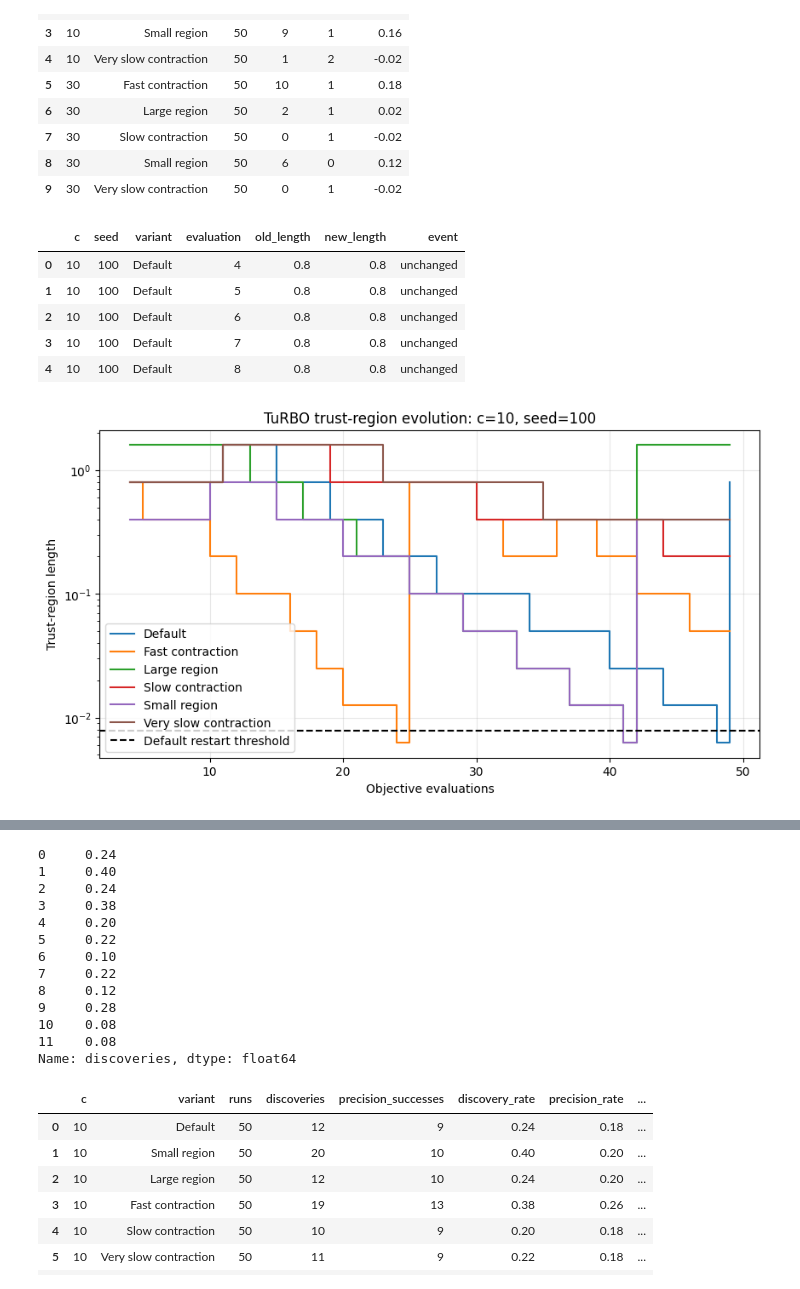
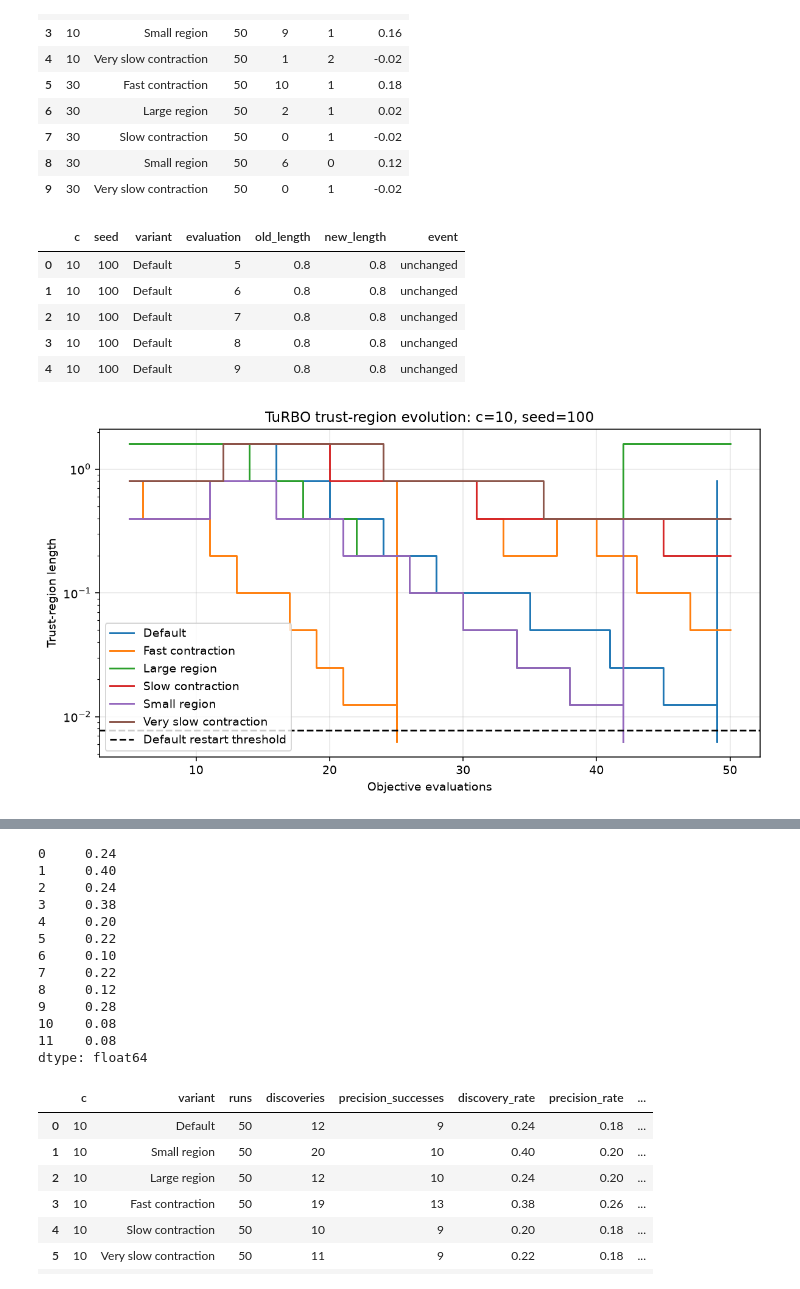
Before and after one commit to bbny27/DSA4212-G1, a Jupyter notebook: code/Experiment_2C.ipynb, the cells around one changed output, grey strips where cells are left out. Cells and saved outputs as stored; diff of their text form; code cells hidden in the pictures.

```diff
--- a/code/Experiment_2C.ipynb
+++ b/code/Experiment_2C.ipynb
@@ -86,7 +77,6 @@ VARIANTS = {
 # %% [markdown]
 ## Implement loggable TuRBO
 # %%
-from typing import override
 from turbo import Turbo1
 
 
@@ -98,7 +88,6 @@ class LoggedTurbo1(Turbo1):
         self.restart_count = 0
         super().__init__(*args, **kwargs)
 
-    @override
     def _restart(self):
         # Do not count the initial setup as a restart
         if self.n_evals > 0:
@@ -122,14 +111,13 @@ class LoggedTurbo1(Turbo1):
 
         return result
 
-    @override
     def _adjust_length(self, fX_next):
         old_length = self.length
 
         super()._adjust_length(fX_next)
 
         self.tr_history.append({
-            "evaluation": int(self.n_evals),
+            "evaluation": int(self.n_evals + len(fX_next)),
             "old_length": float(old_length),
             "new_length": float(self.length),
             "event": "update",
@@ -139,7 +127,6 @@ class LoggedTurbo1(Turbo1):
 # %%
 def run_turbo1(objective, bounds, budget, seed, params):
     import torch
-    from turbo import Turbo1
 
     bounds = np.asarray(bounds)
     recorder = EvaluationResults(objective, budget)
@@ -174,4 +161,5 @@ def run_turbo1(objective, bounds, budget, seed, params):
         restart_events=optimiser.restart_events,
         restart_count=optimiser.restart_count,
         trust_region_history=optimiser.tr_history,
+        trust_region_history_version=2,
     )
@@ -426,23 +341,5 @@ for c in PENALTIES:
 # %%
-import json
-import numpy as np
-import pandas as pd
-import matplotlib.pyplot as plt
-
-from pathlib import Path
-from scipy.stats import binomtest
-
-RESULTS_PATH = Path("results/experiment2c_sweep.jsonl")
-
-def load_results(path):
-    with open(path, "r", encoding="utf-8") as f:
-        return [
-            json.loads(line)
-            for line in f
-            if line.strip()
-        ]
-
-runs = load_results(RESULTS_PATH)
-
-print(f"Loaded {len(runs)} runs")
+RESULTS_PATH = OUTPUT_PATH
+runs = [record for record in load_results(RESULTS_PATH) if current_run(record)]
+print(f"Loaded {len(runs)} unique trials")
 # %% [output]
@@ -623,7 +525,8 @@ def build_tr_history(runs):
     rows = []
 
     for run in runs:
-        events = run["diagnostics"].get(
+        diagnostics = run.get("diagnostics", {})
+        events = diagnostics.get(
             "trust_region_history", []
         )
 
@@ -647,13 +550,18 @@ def build_tr_history(runs):
                 "c": run["c"],
                 "seed": run["seed"],
                 "variant": run["variant"],
-                "evaluation": event["evaluation"],
+                # Legacy update events were logged before TuRBO advanced n_evals.
+                # Restart timestamps already count completed evaluations.
+                "evaluation": event["evaluation"] + (
+                    1 if diagnostics.get("trust_region_history_version", 1) < 2
+                    and event.get("event") == "update" else 0
+                ),
                 "old_length": old,
                 "new_length": new,
                 "event": event_type,
             })
 
-    return pd.DataFrame(rows)
+    return pd.DataFrame(rows, columns=["c", "seed", "variant", "evaluation", "old_length", "new_length", "event"])
 
 
 tr_history = build_tr_history(runs)
@@ -661,11 +569,11 @@ tr_history = build_tr_history(runs)
 display(tr_history.head())
 # %% [output]
 |  | c | seed | variant | evaluation | old_length | new_length | event |
-| 0 | 10 | 100 | Default | 4 | 0.8 | 0.8 | unchanged |
-| 1 | 10 | 100 | Default | 5 | 0.8 | 0.8 | unchanged |
-| 2 | 10 | 100 | Default | 6 | 0.8 | 0.8 | unchanged |
-| 3 | 10 | 100 | Default | 7 | 0.8 | 0.8 | unchanged |
-| 4 | 10 | 100 | Default | 8 | 0.8 | 0.8 | unchanged |
+| 0 | 10 | 100 | Default | 5 | 0.8 | 0.8 | unchanged |
+| 1 | 10 | 100 | Default | 6 | 0.8 | 0.8 | unchanged |
+| 2 | 10 | 100 | Default | 7 | 0.8 | 0.8 | unchanged |
+| 3 | 10 | 100 | Default | 8 | 0.8 | 0.8 | unchanged |
+| 4 | 10 | 100 | Default | 9 | 0.8 | 0.8 | unchanged |
 # %%
 def plot_tr_length(tr_history, c, seed):
     subset = tr_history[
@@ -679,35 +587,35 @@ def plot_tr_length(tr_history, c, seed):
         group = group.sort_values("evaluation")
 
         ax.step(
             group["evaluation"],
             group["new_length"],
             where="post",
             label=variant
         )
 
     ax.axhline(
         2**-7,
         color="black",
         linestyle="--",
         label="Default restart threshold"
     )
 
     ax.set(
         xlabel="Objective evaluations",
         ylabel="Trust-region length",
         title=f"TuRBO trust-region evolution: c={c}, seed={seed}"
     )
 
     ax.set_yscale("log")
     ax.legend()
     ax.grid(alpha=0.3)
 
     plt.show()
 
 
-plot_tr_length(tr_history, c=10, seed=100)
+plot_tr_length(tr_history, c=PENALTIES[0], seed=SEEDS[0])
 # %% [output]
-[figure, old version]
+[figure, new version]
 # %%
 def plot_success_rates(summary, outcome="discovery"):
     rate_col = f"{outcome}_rate"
@@ -761,7 +669,7 @@ plot_success_rates(summary, "precision")
 [figure]
 [figure]
 # %%
-summary["discoveries"]/50
+summary["discoveries"] / summary["runs"]
 # %% [output]
 0     0.24
 1     0.40
@@ -775,7 +683,7 @@ summary["discoveries"]/50
 9     0.28
 10    0.08
 11    0.08
-Name: discoveries, dtype: float64
+dtype: float64
 # %%
 summary
 # %% [output]
```
Also changed, not shown: parts of 23 cells of this notebook, 9 other files.
